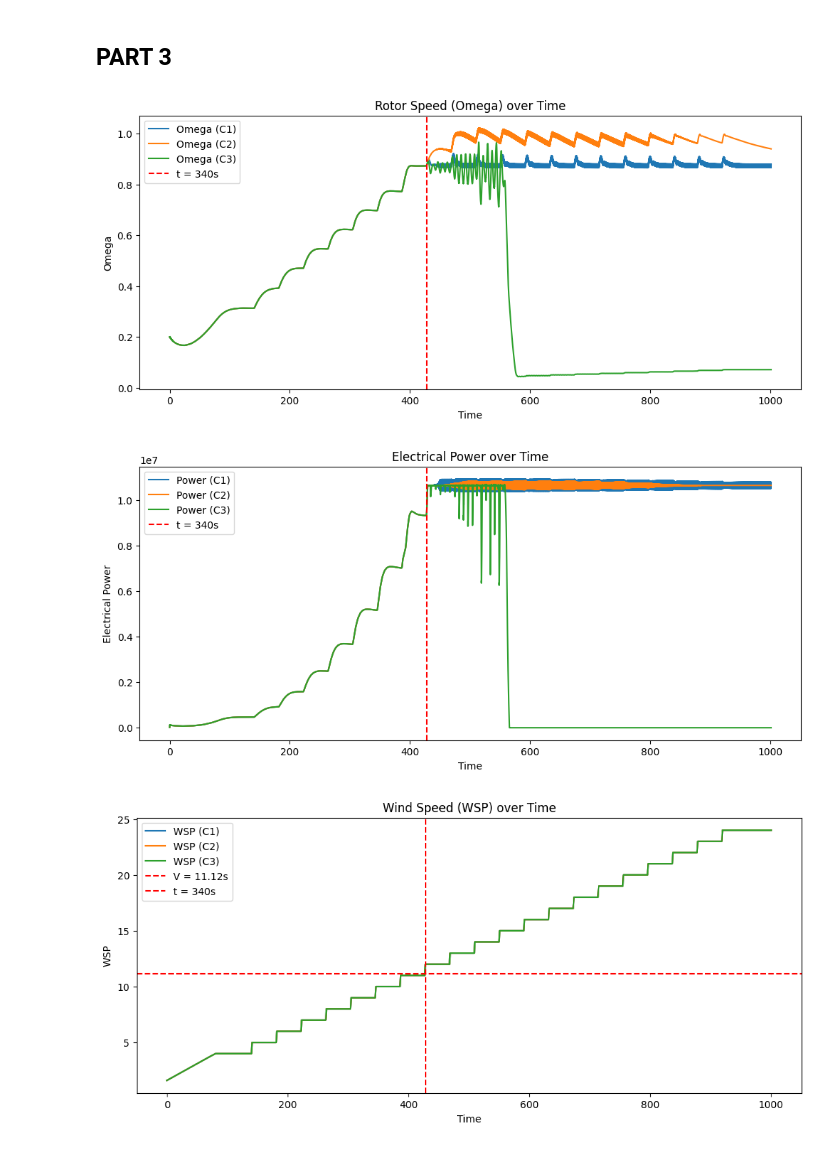
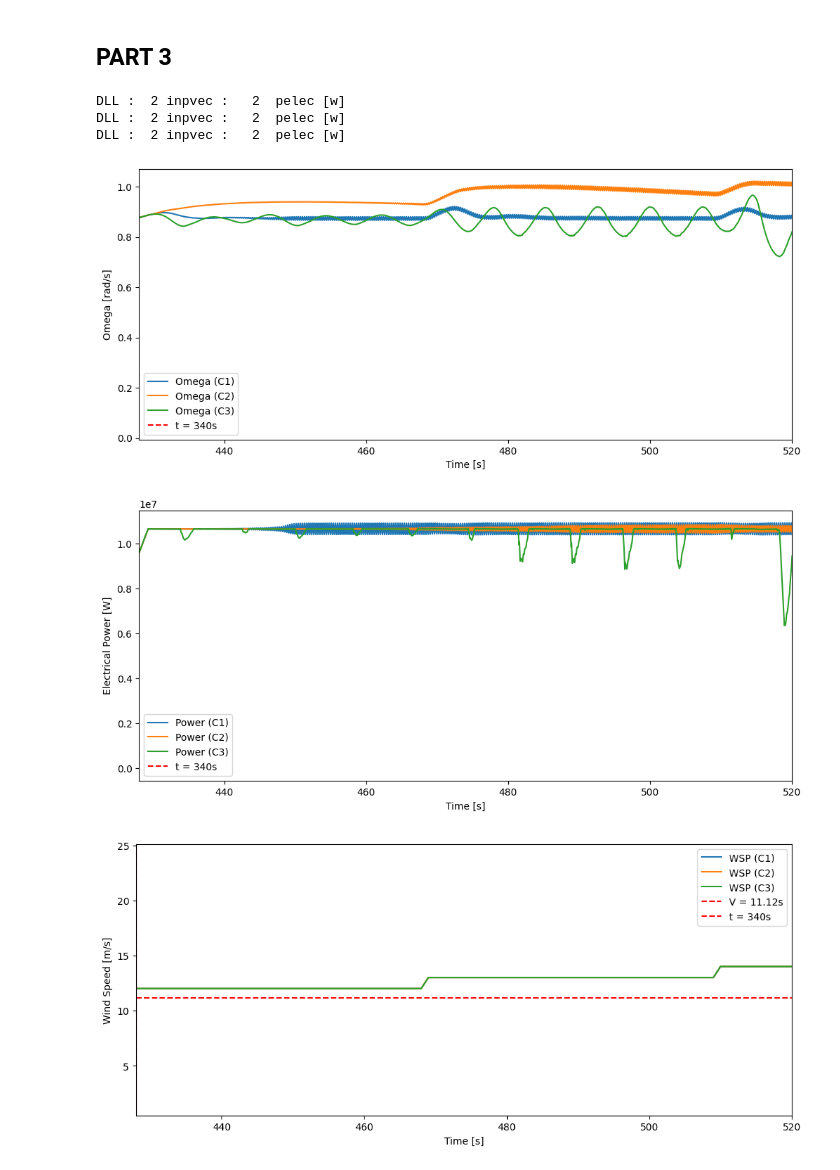
Before and after one commit to nicolaquaia/LAC_final, a Jupyter notebook: assignment_03/Assignment_3_part_01.ipynb, the cells around one changed output. Cells and saved outputs as stored; diff of their text form; code cells hidden in the pictures.

Commit message:
Assignment 3 part3 Saved Curves with better frames

```diff
--- a/assignment_03/Assignment_3_part_01.ipynb
+++ b/assignment_03/Assignment_3_part_01.ipynb
@@ -430,6 +430,8 @@ fig_pitch, ax_pitch = plt.subplots(figsize=(12, 5))
 
 # Define the vertical line position
 vertical_line_time = 428
+xmin = 428
+xmax = 520
 horizontal_line_wsp = V_RATED_Y
 for k in range(1, 4):
     # Filename for each iteration
@@ -440,12 +442,12 @@ for k in range(1, 4):
     names, units, desc = h2res.chaninfo
 
     # Extract indices for time, WSP, Omega, pitch, and power
-    idx_Time = np.where(['Time' in name for name in names])[0]
+    idx_Time = np.where(['Time [s]' in name for name in names])[0]
     idx_WSP = np.where(['WSP gl. coo.,Vy' in name for name in names])[0]
     idx_Omega = np.where(['Omega' in name for name in names])[0]
     idx_pitch = np.where(['bea2 angle' in name for name in names])[0]
     idx_power = np.where(['DLL inp   2:   2' in name for name in names])[0]
-
+    [print(desc[i]) for i in idx_power]
     # Plot WSP
     ax_wsp.plot(h2res.t, h2res.data[:, idx_WSP], label=f'WSP (C{k})')
 
@@ -467,27 +469,27 @@ ax_power.axvline(x=vertical_line_time, color='red', linestyle='--', label='t = 3
 
 
 # Set labels and titles for WSP plot
-ax_wsp.set_xlabel('Time')
-ax_wsp.set_ylabel('WSP')
-ax_wsp.set_title('Wind Speed (WSP) over Time')
+ax_wsp.set_xlabel('Time [s]')
+ax_wsp.set_ylabel('Wind Speed [m/s]')
+ax_wsp.set(xlim=[xmin, xmax])
 ax_wsp.legend()
 
 # Set labels and titles for Pitch plot
-ax_pitch.set_xlabel('Time')
-ax_pitch.set_ylabel('Pitch')
-ax_pitch.set_title('Pitch Angle over Time')
+ax_pitch.set_xlabel('Time [s]')
+ax_pitch.set_ylabel('Pitch [deg]')
+ax_pitch.set(xlim=[xmin, xmax])
 ax_pitch.legend()
 
 # Set labels and titles for Omega plot
-ax_omega.set_xlabel('Time')
-ax_omega.set_ylabel('Omega')
-ax_omega.set_title('Rotor Speed (Omega) over Time')
+ax_omega.set_xlabel('Time [s]')
+ax_omega.set_ylabel('Omega [rad/s]')
+ax_omega.set(xlim=[xmin, xmax])
 ax_omega.legend()
 
 # Set labels and titles for Power plot
-ax_power.set_xlabel('Time')
-ax_power.set_ylabel('Electrical Power')
-ax_power.set_title('Electrical Power over Time')
+ax_power.set_xlabel('Time [s]')
+ax_power.set_ylabel('Electrical Power [W]')
+ax_power.set(xlim=[xmin, xmax])
 ax_power.legend()
 
 # Save each figure to a file
@@ -535,44 +537,47 @@ for k in range(4, 7):
 
 # Add vertical line at t = 340s on each plot
 ax_wsp.axhline(y=horizontal_line_wsp, color='red', linestyle='--', label=f'V = {V_RATED_Y:.2f}s')
 ax_wsp.axvline(x=vertical_line_time, color='red', linestyle='--', label='t = 340s')
 ax_pitch.axvline(x=vertical_line_time, color='red', linestyle='--', label='t = 340s')
 ax_omega.axvline(x=vertical_line_time, color='red', linestyle='--', label='t = 340s')
 ax_power.axvline(x=vertical_line_time, color='red', linestyle='--', label='t = 340s')
 
 # Set labels and titles for WSP plot
-ax_wsp.set_xlabel('Time')
+ax_wsp.set_xlabel('Time [s]')
 ax_wsp.set_ylabel('WSP')
-ax_wsp.set_title('Wind Speed (WSP) over Time')
+ax_wsp.set(xlim=[xmin, xmax])
 ax_wsp.legend()
 
 # Set labels and titles for Pitch plot
-ax_pitch.set_xlabel('Time')
-ax_pitch.set_ylabel('Pitch')
-ax_pitch.set_title('Pitch Angle over Time')
+ax_pitch.set_xlabel('Time [s]')
+ax_pitch.set_ylabel('Pitch [deg]')
+ax_pitch.set(xlim=[xmin, xmax])
 ax_pitch.legend()
 
 # Set labels and titles for Omega plot
-ax_omega.set_xlabel('Time')
-ax_omega.set_ylabel('Omega')
-ax_omega.set_title('Rotor Speed (Omega) over Time')
+ax_omega.set_xlabel('Time [s]')
+ax_omega.set_ylabel('Omega [rad/s]')
+ax_omega.set(xlim=[xmin, xmax])
 ax_omega.legend()
 
 # Set labels and titles for Power plot
-ax_power.set_xlabel('Time')
-ax_power.set_ylabel('Electrical Power')
-ax_power.set_title('Electrical Power over Time')
+ax_power.set_xlabel('Time [s]')
+ax_power.set_ylabel('Electrical Power [W]')
+ax_power.set(xlim=[xmin, xmax])
 ax_power.legend()
 
 # Save each figure to a file
 fig_omega.savefig('omega_plot_456.pdf')  # Save Omega plot
 fig_power.savefig('power_plot_456.pdf')  # Save Power plot
 fig_wsp.savefig('wsp_plot_456.pdf')      # Save WSP plot
 fig_pitch.savefig('pitch_plot_456.png')  # Save Pitch plot
 
 # Show all plots
 plt.show()
 # %% [output]
+DLL :  2 inpvec :   2  pelec [w]
+DLL :  2 inpvec :   2  pelec [w]
+DLL :  2 inpvec :   2  pelec [w]
-[figure, old version]
+[figure, new version]
-[figure, old version]
+[figure, new version]
-[figure, old version]
+[figure, new version]
```
Also changed, not shown: parts of 1 cell of this notebook, 8 other files.
